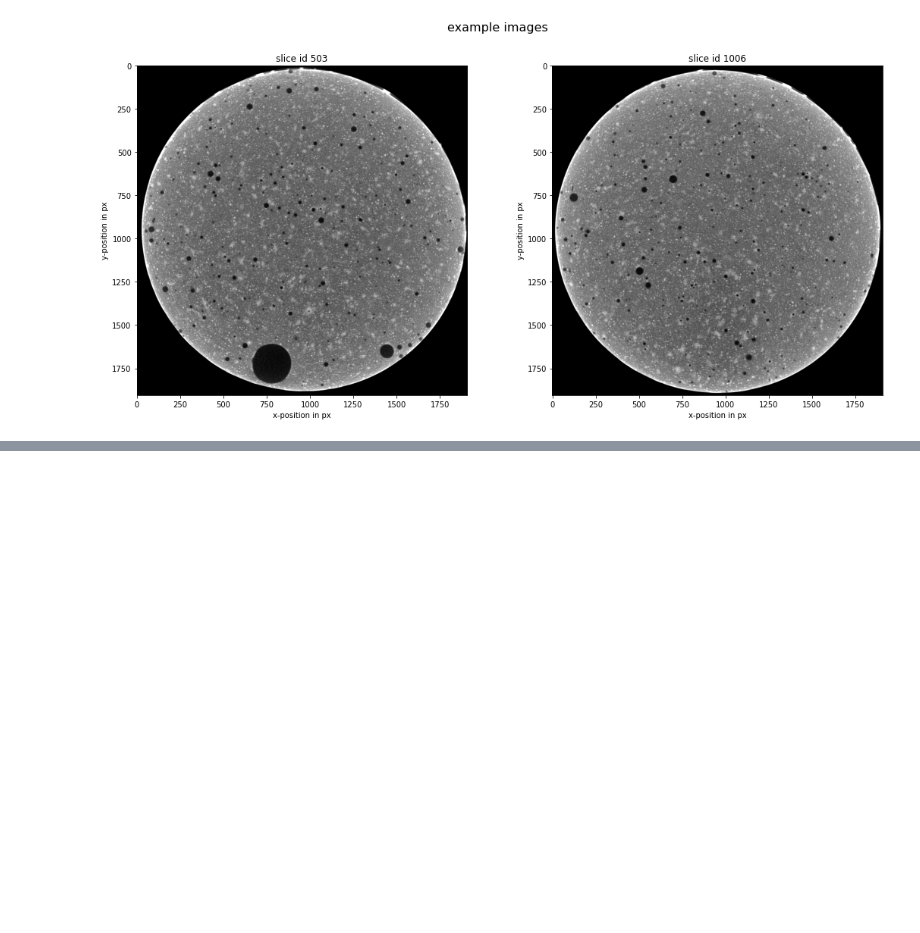
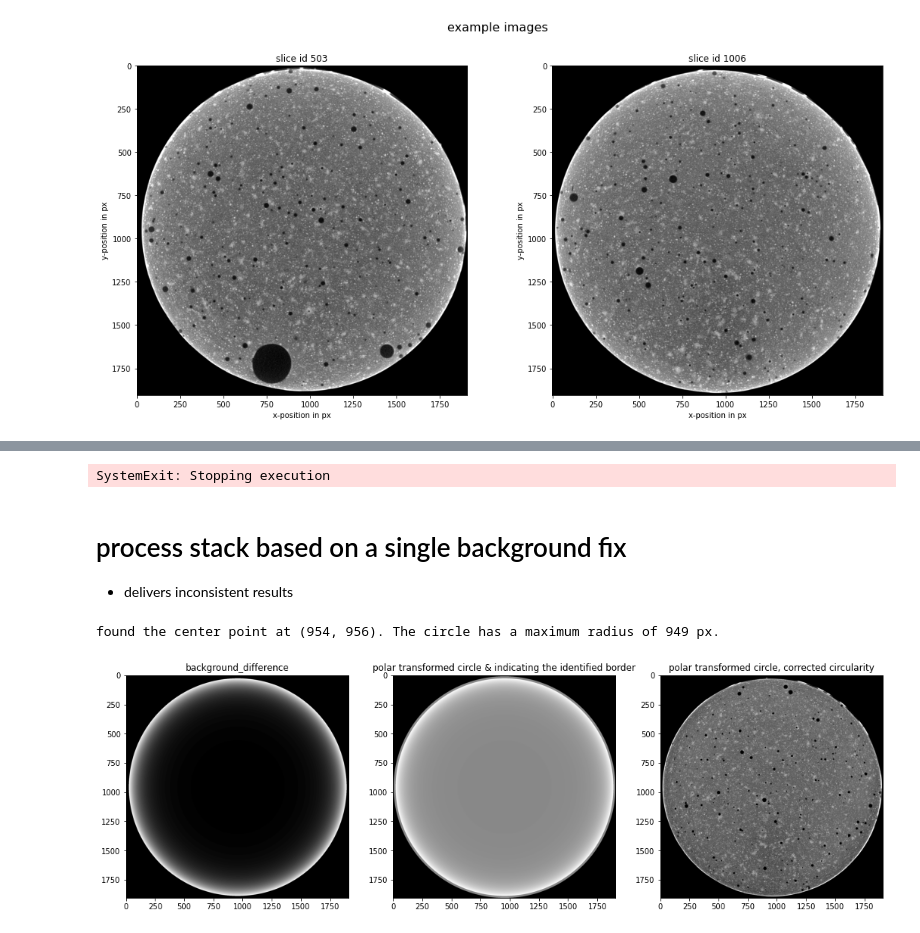
Before and after one commit to kleinerELM/CT_edge_hardening_remover, a Jupyter notebook: edge hardening remover_batch.ipynb, the cells around one changed output, grey strips where cells are left out. Saved outputs shown, nothing was run; the diff lists cells and outputs as text; code cells hidden in the pictures; blank space fills up the shorter version.

```diff
--- a/edge hardening remover_batch.ipynb
+++ b/edge hardening remover_batch.ipynb
@@ -95,0 +217,30 @@ plt.show()
+# %%
+raise SystemExit('Stopping execution')
+# %% [output]
+SystemExit: Stopping execution
+# %% [markdown]
+# process stack based on a single background fix
+- delivers inconsistent results
+# %%
+CT.select_slice(min_pore_pos)
+
+CT.identify_main_circle(verbose=False)
+CT.get_main_circle()
+
+CT.identify_pores()
+CT.remove_pores();
+# %% [output]
+found the center point at (954, 956). The circle has a maximum radius of 949 px.
+# %%
+fit_data, background_difference, background, fixed = CT.fix_background( iterations= 3, verbose_level = 0 )
+# %%
+fig, ax = plt.subplots(1,3, figsize=(18,6))
+ax[0].imshow( background_difference, cmap='gray' )
+ax[0].set_title( "background_difference" )
+ax[1].imshow( background, cmap='gray' )
+ax[1].set_title( "polar transformed circle & indicating the identified border" )
+ax[2].imshow( fixed, cmap='gray' )
+ax[2].set_title( "polar transformed circle, corrected circularity" )
+plt.show()
+# %% [output]
+[figure, added]
```
Also changed, not shown: parts of 11 cells of this notebook.
